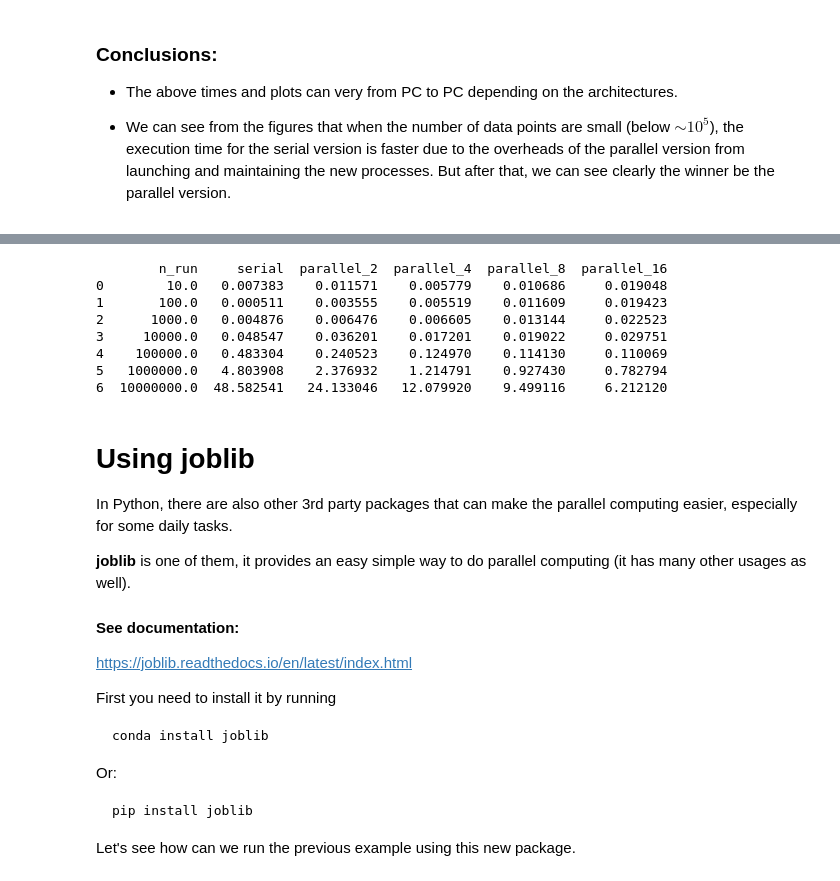
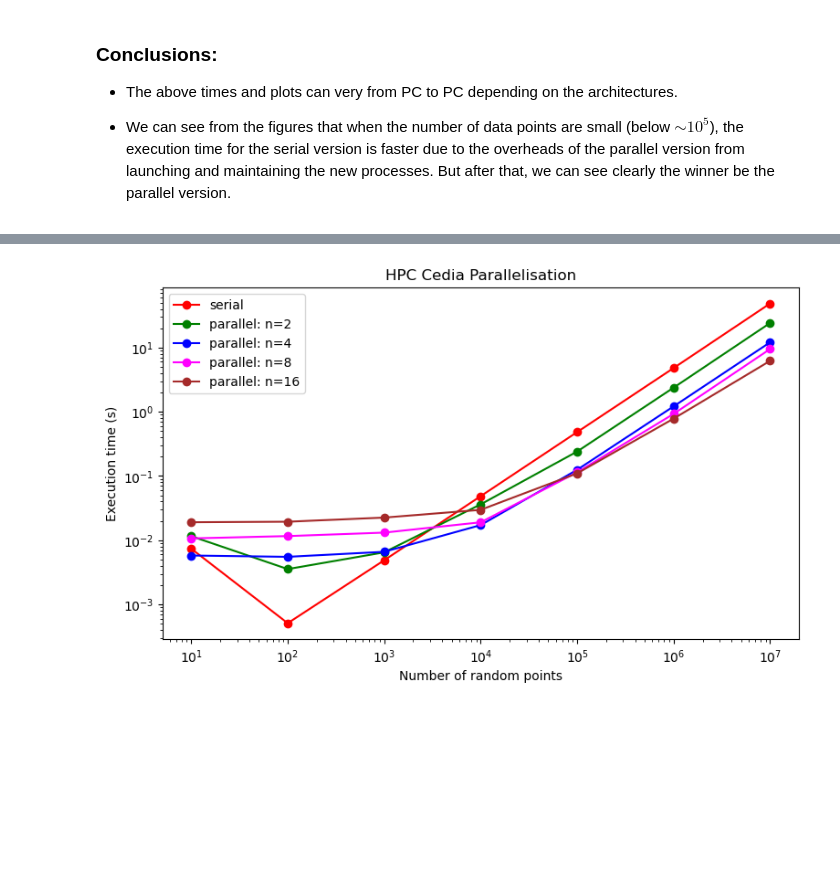
Before and after one commit to DaVas1410/computational-physics-2, a Jupyter notebook: unit-3/305-python-multiprocessing.ipynb, the cells around one changed output, grey strips where cells are left out. Drawn from its saved outputs; the diff is of its cells as text; code cells hidden in the pictures; blank space fills up the shorter version.

````diff
--- a/unit-3/305-python-multiprocessing.ipynb
+++ b/unit-3/305-python-multiprocessing.ipynb
@@ -419,61 +421,30 @@ import pandas as pd
 # %%
 # Read execution data
 df = pd.read_csv("./hpc_cedia_mp.csv")
 #print(df)
 
 n_run = np.array(df["n_run"])
-t_serial np.array(df[n_run])
-
+t_serial = np.array(df["serial"])
+t_parallel_n02 = np.array(df["parallel_2"])
+t_parallel_n04 = np.array(df["parallel_4"])
+t_parallel_n08 = np.array(df["parallel_8"])
+t_parallel_n16 = np.array(df["parallel_16"])
 
 # Plotting
 plt.figure(figsize = (9, 5))
-
+plt.title("HPC Cedia Parallelisation")
 plt.plot(n_run, t_serial, '-o', color = "red", label = 'serial')
 plt.plot(n_run, t_parallel_n02, '-o', color = "green", label = 'parallel: n=2')
 plt.plot(n_run, t_parallel_n04, '-o', color = "blue", label = 'parallel: n=4')
 plt.plot(n_run, t_parallel_n08, '-o', color = "magenta", label = 'parallel: n=8')
 plt.plot(n_run, t_parallel_n16, '-o', color = "brown", label = 'parallel: n=16')
 
 plt.loglog()
 plt.legend()
 
 plt.ylabel('Execution time (s)')
 plt.xlabel('Number of random points')
 
-plt.savefig("hpc_cedia_mp.png")
-plt.close()
+plt.show()
 # %% [output]
-        n_run     serial  parallel_2  parallel_4  parallel_8  parallel_16
-0        10.0   0.007383    0.011571    0.005779    0.010686     0.019048
-1       100.0   0.000511    0.003555    0.005519    0.011609     0.019423
-2      1000.0   0.004876    0.006476    0.006605    0.013144     0.022523
-3     10000.0   0.048547    0.036201    0.017201    0.019022     0.029751
-4    100000.0   0.483304    0.240523    0.124970    0.114130     0.110069
-5   1000000.0   4.803908    2.376932    1.214791    0.927430     0.782794
-6  10000000.0  48.582541   24.133046   12.079920    9.499116     6.212120
+[figure, added]
-# %% [markdown]
-# Using joblib
-
-
-In Python, there are also other 3rd party packages that can make the parallel computing easier, especially for some daily tasks.
-
-**joblib** is one of them, it provides an easy simple way to do parallel computing (it has many other usages as well).
-
-
-#### See documentation:
-
-https://joblib.readthedocs.io/en/latest/index.html
-
-First you need to install it by running
-
-```python
-conda install joblib
-```
-
-Or:
-
-```python
-pip install joblib
-```
-
-Let's see how can we run the previous example using this new package.
````
Also changed, not shown: parts of 11 cells of this notebook, 2 other files.
